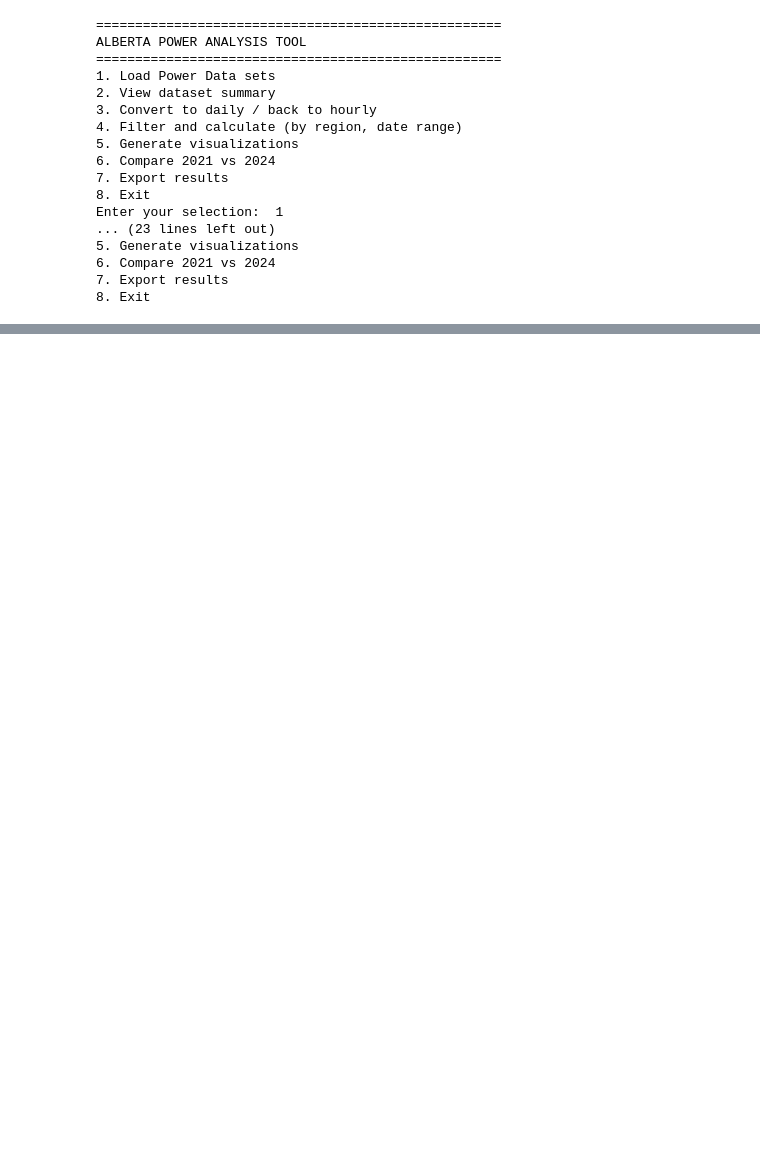
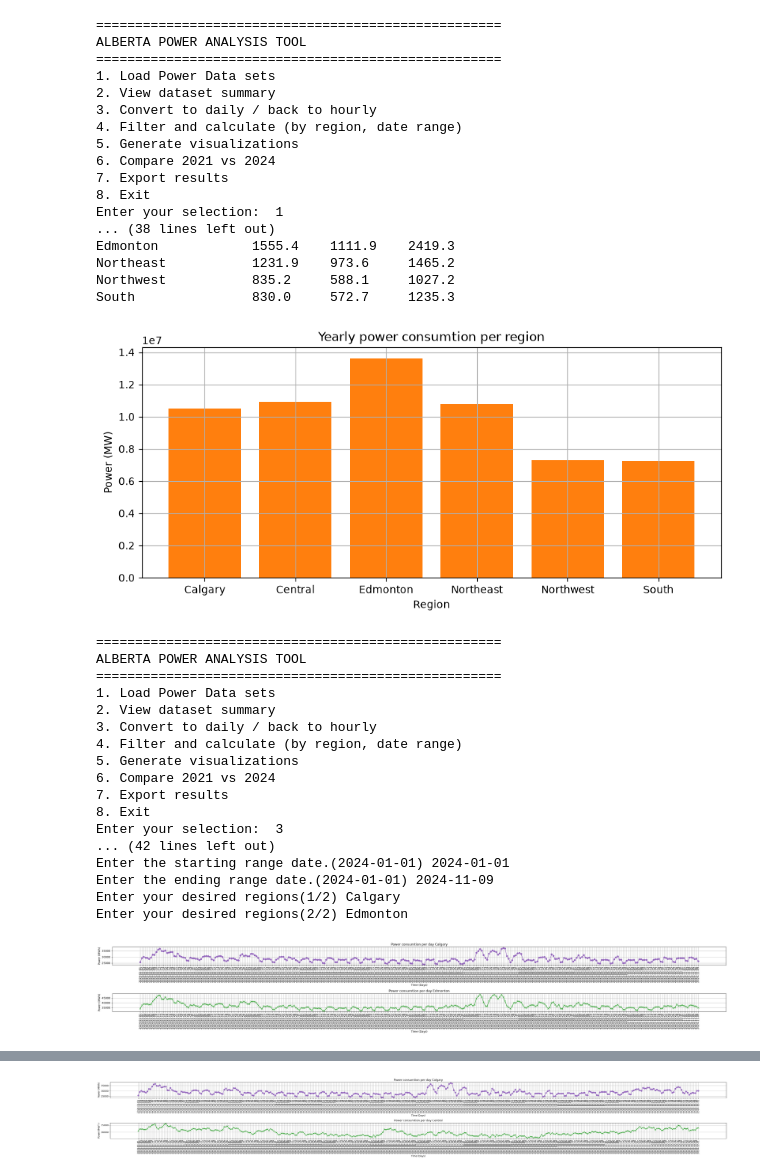
Before and after one commit to alexeason77-hash/PP3, a Jupyter notebook: PP3.ipynb, the cells around one changed output, grey strips where cells are left out. Drawn from its saved outputs; the diff is of its cells as text; code cells hidden in the pictures; blank space fills up the shorter version.

```diff
--- a/PP3.ipynb
+++ b/PP3.ipynb
@@ -123,7 +123,7 @@ def main():
             graph_sum_regs = np.array(regs.copy())
             graph_sum_sums = np.array(reg_sums)
 
-            fig, ax = plt.subplots(figsize=(10,2.2))
+            fig, ax = plt.subplots(figsize=(10,4))
             ax.bar(graph_sum_regs, graph_sum_sums, color="tab:orange")
             ax.set_xlabel("Region")
             ax.set_ylabel("Power (MW)")
@@ -228,23 +228,30 @@ def main():
 
                     r_count += 1
 
+                if len(restricted_data_graph[g_reg[0]].tolist()) > 38:
+                    fig_len = len(restricted_data_graph[g_reg[0]].tolist())//9.4
+                else:
+                    fig_len = 5
+
 
             graph_data_1 = np.array(restricted_data_graph[g_reg[0]].tolist())
             graph_data_2 = np.array(restricted_data_graph[g_reg[1]].tolist())
             time_graph = np.array(restricted_data_graph['Days'].tolist())
 
-            fig, ax = plt.subplots(2,1, figsize=(10,5))
+            fig, ax = plt.subplots(2,1, figsize=(fig_len,5))
             ax[0].plot(time_graph, graph_data_1, color="tab:purple", linestyle='-', marker='o')
             ax[0].set_xlabel("Time (Days)")
-            ax[0].set_ylabel("Power (MW)")
+            ax[0].set_ylabel("Power (MWh)")
             ax[0].set_title(f"Power consumtion per day {g_reg[0]}")
             ax[0].grid(True)
+            ax[0].tick_params(axis='x', labelrotation=90)
 
             ax[1].plot(time_graph, graph_data_2, color="tab:green", linestyle='-', marker='x')
             ax[1].set_xlabel("Time (Days)")
-            ax[1].set_ylabel("Power (MW)")
+            ax[1].set_ylabel("Power (MWh)")
             ax[1].set_title(f"Power consumtion per day {g_reg[1]}")
             ax[1].grid(True)
+            ax[1].tick_params(axis='x', labelrotation=90)
             plt.tight_layout()
             plt.show()
 
@@ -256,16 +263,16 @@ def main():
             from PP3_Functions import leap_del
 
             if 2024 not in user_data_history:
-                data_2024 = data_clean(file_2024, '2024')
-            elif 2021 not in user_data_history:
-                data_2021 = data_clean(file_2021, '2021')
+                data_2024_compare = data_clean(file_2024, '2024')
+            if 2021 not in user_data_history:
+                data_2021_compare = data_clean(file_2021, '2021')
 
             #delete leap day
-            leap_del(data_2024)
+            data_2024_compare = leap_del(data_2024_compare)
 
             #Convert to days from hours
-            day_2021 = to_day(data_2021)
-            day_2024 = to_day(data_2024)
+            day_2021 = to_day(data_2021_compare)
+            day_2024 = to_day(data_2024_compare)
 
             #Convert data to list
             days_2021 = day_2021['Days'].tolist()
@@ -284,7 +291,7 @@ def main():
 
             #finding values from list
             total_2021 = day_2021[des_reg].iloc[days_2021.index(f'2021-{date}')]
-            total_2024 = day_2024[des_reg].iloc[days_2021.index(f'2021-{date}')]
+            total_2024 = day_2024[des_reg].iloc[days_2024.index(f'2024-{date}')]
 
             #calculations for comparison
             difference = total_2021 - total_2024
@@ -331,40 +338,57 @@ def main():
                     export_choice_3 = input('Do you want to export the filtered data?(yes/no)').lower()
                 if export_choice_3 == 'yes':
                     saved_results['filtered'].to_csv('Filtered.csv',index=False)
-            end = True
-            print('good bye!')
 
 
 #option 8
 
         if user_select == '8':
             end = True
             print('good bye!')
 
 
 
         if user_select not in '1' and user_select not in '8' and not data_load:
             print('Please load a dataset first')
 
 
 
 if __name__ == "__main__":
     main()
 # %% [output]
 ====================================================
 ALBERTA POWER ANALYSIS TOOL
 ====================================================
 1. Load Power Data sets
 2. View dataset summary
 3. Convert to daily / back to hourly
 4. Filter and calculate (by region, date range)
 5. Generate visualizations
 6. Compare 2021 vs 2024
 7. Export results
 8. Exit
 Enter your selection:  1
-... (23 lines left out)
-5. Generate visualizations
-6. Compare 2021 vs 2024
-7. Export results
-8. Exit
+... (38 lines left out)
+Edmonton            1555.4    1111.9    2419.3
+Northeast           1231.9    973.6     1465.2
+Northwest           835.2     588.1     1027.2
+South               830.0     572.7     1235.3
+[figure, added]
+====================================================
+ALBERTA POWER ANALYSIS TOOL
+====================================================
+1. Load Power Data sets
+2. View dataset summary
+3. Convert to daily / back to hourly
+4. Filter and calculate (by region, date range)
+5. Generate visualizations
+6. Compare 2021 vs 2024
+7. Export results
+8. Exit
+Enter your selection:  3
+... (42 lines left out)
+Enter the starting range date.(2024-01-01) 2024-01-01
+Enter the ending range date.(2024-01-01) 2024-11-09
+Enter your desired regions(1/2) Calgary
+Enter your desired regions(2/2) Edmonton
+[figure, added]
@@ -370,0 +414 @@ Enter your selection:  1
+[figure, added]
```
Also changed, not shown: parts of 1 cell of this notebook.
